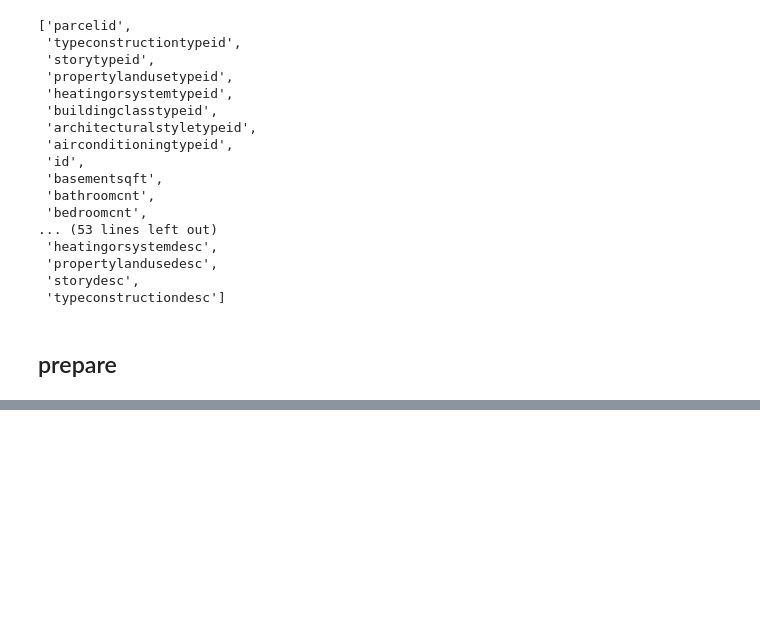
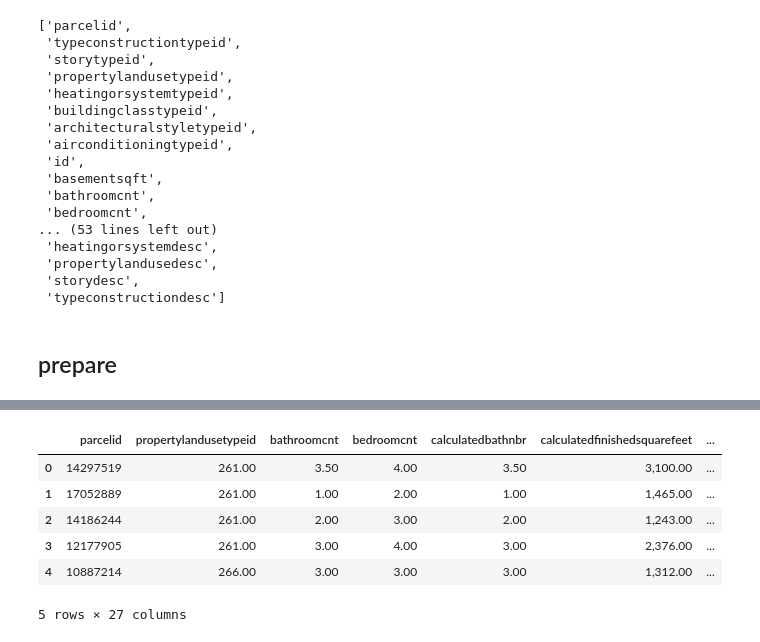
Before and after one commit to KwameTaylor/clustering-exercises, a Jupyter notebook: zillow.ipynb, the cells around one changed output, grey strips where cells are left out. Drawn from its saved outputs; the diff is of its cells as text; code cells hidden in the pictures; blank space fills up the shorter version.

```diff
--- a/zillow.ipynb
+++ b/zillow.ipynb
@@ -372,0 +416,4 @@ rooms.head()
+# %%
+# filter by getting rid of any properties that are 8,000+ sq ft. (or null)
+df = df.loc[(df['calculatedfinishedsquarefeet'].isnull() | (df['calculatedfinishedsquarefeet'] < 8000.00))]
+df.shape
@@ -372,0 +422,4 @@ rooms.head()
+# %%
+# Filter out anything that's a duplexes and above, or null
+df = df.loc[(df['unitcnt'].isnull() | (df['unitcnt'] <= 1.00))]
+df.shape
@@ -372,0 +430,15 @@ rooms.head()
+# %%
+def handle_missing_values(df, prop_required_column, prop_required_row):
+    '''
+    This function takes in a df, a proportion of columns (as between 0 and 1) for each row
+    that has to be non-null in order to keep the row in the df, and a proportion of rows (as
+    between 0 and 1) for each column that has to be non-null in order to keep the column in the df.
+    '''
+    threshold = int(round(prop_required_column*len(df.index),0))
+    df.dropna(axis=1, thresh=threshold, inplace=True)
+    threshold = int(round(prop_required_row*len(df.columns),0))
+    df.dropna(axis=0, thresh=threshold, inplace=True)
+    return df
+# %%
+df = handle_missing_values(df, .9, .9)
+df.shape
@@ -372,0 +473,12 @@ rooms.head()
+# %%
+# drop unneeded features
+df = df.drop(columns=['id', 'id.1'])
+df.head()
+# %% [output]
+|  | parcelid | propertylandusetypeid | bathroomcnt | bedroomcnt | calculatedbathnbr | calculatedfinishedsquarefeet | ... |
+| 0 | 14297519 | 261.00 | 3.50 | 4.00 | 3.50 | 3,100.00 | ... |
+| 1 | 17052889 | 261.00 | 1.00 | 2.00 | 1.00 | 1,465.00 | ... |
+| 2 | 14186244 | 261.00 | 2.00 | 3.00 | 2.00 | 1,243.00 | ... |
+| 3 | 12177905 | 261.00 | 3.00 | 4.00 | 3.00 | 2,376.00 | ... |
+| 4 | 10887214 | 266.00 | 3.00 | 3.00 | 3.00 | 1,312.00 | ... |
+5 rows × 27 columns
```
Also changed, not shown: parts of 18 cells of this notebook.
